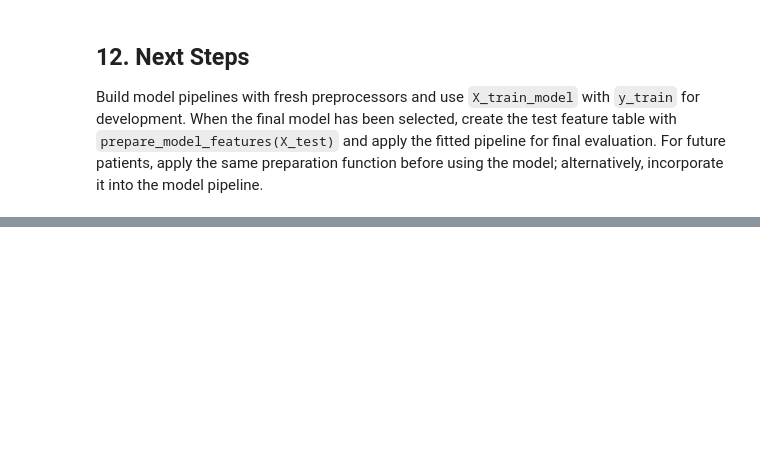
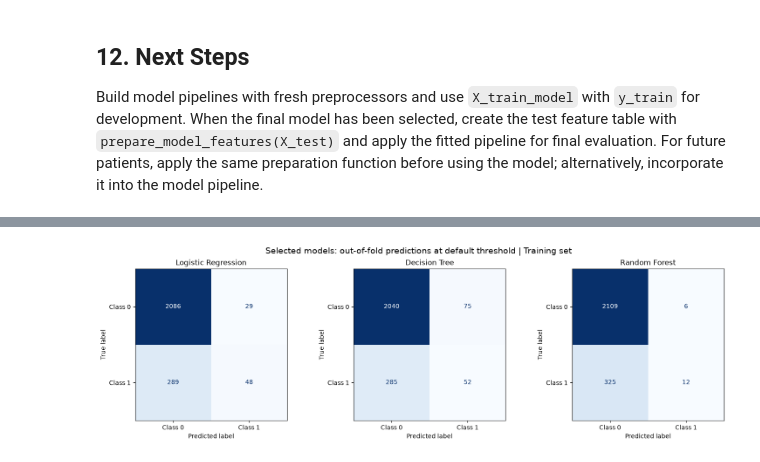
Before and after one commit to alicepelloni/progetto, a Jupyter notebook: breast_cancer.ipynb, the cells around one changed output, grey strips where cells are left out. Cells and saved outputs as stored; diff of their text form; code cells hidden in the pictures; blank space fills up the shorter version.

```diff
--- a/breast_cancer.ipynb
+++ b/breast_cancer.ipynb
@@ -1031,0 +1291,21 @@ Build model pipelines with fresh preprocessors and use `X_train_model` with `y_t
+# %%
+exploratory_f1_thresholds = {}
+f1_threshold_rows = []
+for model_name, scores in tuned_oof_scores.items():
+    precision, recall, thresholds = precision_recall_curve(y_train, scores)
+    # precision and recall have one extra endpoint without an associated threshold.
+    numerator = 2 * precision[:-1] * recall[:-1]
+    denominator = precision[:-1] + recall[:-1]
+    f1_values = np.divide(numerator, denominator, out=np.zeros_like(numerator), where=denominator != 0)
+    best_index = int(np.argmax(f1_values))
+    threshold = float(thresholds[best_index])
+    exploratory_f1_thresholds[model_name] = threshold
+    predictions = (scores >= threshold).astype(int)
+    tn, fp, fn, tp = confusion_matrix(y_train, predictions, labels=[0, 1]).ravel()
+    f1_threshold_rows.append({"Model": model_name, "Exploratory threshold": threshold,
+                              "Precision": precision_score(y_train, predictions, zero_division=0),
+                              "Recall": recall_score(y_train, predictions, zero_division=0),
+                              "F1": f1_score(y_train, predictions, zero_division=0),
+                              "False positives": fp, "False negatives": fn})
+exploratory_f1_comparison = pd.DataFrame(f1_threshold_rows)
+display(exploratory_f1_comparison.round(3))
@@ -1031,0 +1321,17 @@ Build model pipelines with fresh preprocessors and use `X_train_model` with `y_t
+# %%
+from sklearn.metrics import ConfusionMatrixDisplay
+
+fig, axes = plt.subplots(1, len(tuned_oof_scores), figsize=(15, 4.5), layout="constrained")
+oof_confusion_matrices = {}
+for ax, (model_name, scores) in zip(np.atleast_1d(axes), tuned_oof_scores.items()):
+    predictions = (scores > 0.5).astype(int)  # Binary argmax assigns an exact tie to class 0.
+    matrix = confusion_matrix(y_train, predictions, labels=[0, 1])
+    oof_confusion_matrices[model_name] = matrix
+    ConfusionMatrixDisplay(matrix, display_labels=["Class 0", "Class 1"]).plot(
+        ax=ax, colorbar=False, cmap="Blues", values_format="d"
+    )
+    ax.set_title(model_name)
+fig.suptitle("Selected models: out-of-fold predictions at default threshold | Training set", fontsize=14)
+plt.show()
+# %% [output]
+[figure, added]
```
Also changed, not shown: parts of 29 cells of this notebook.
